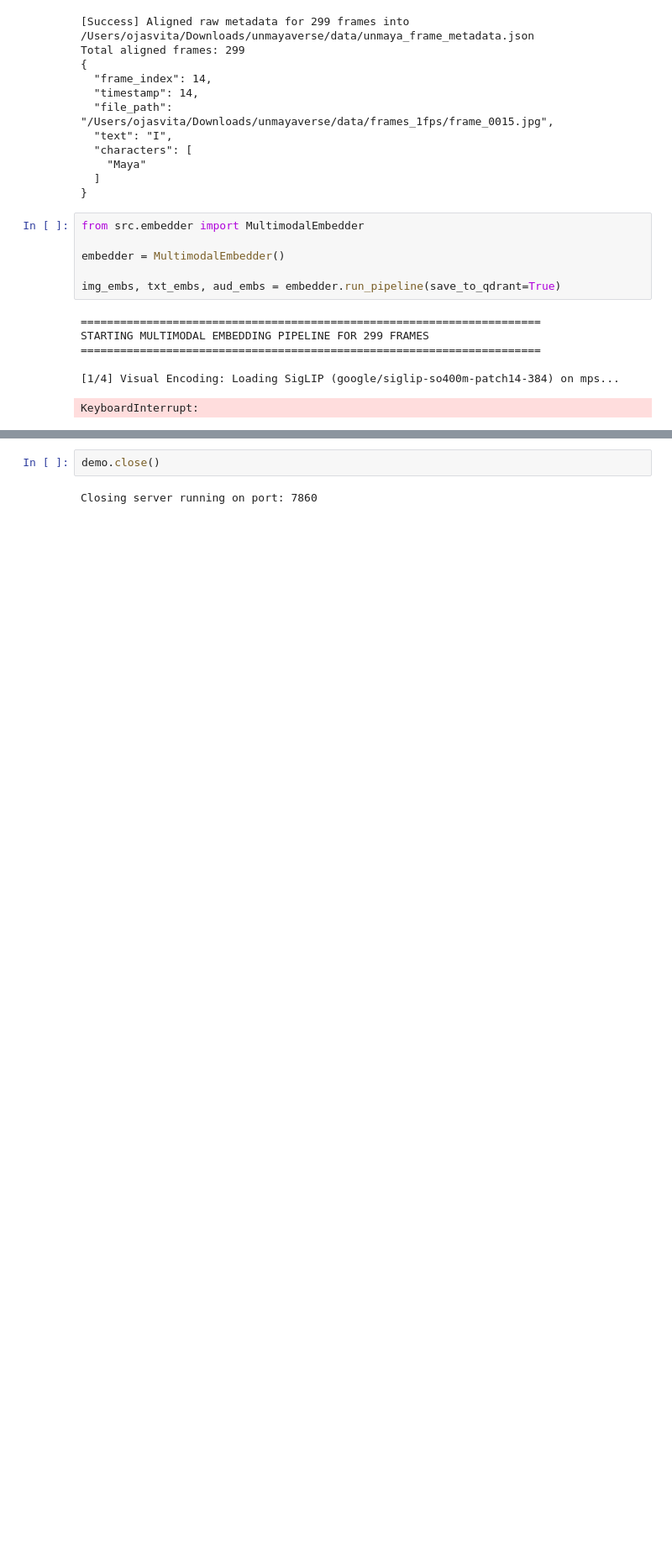
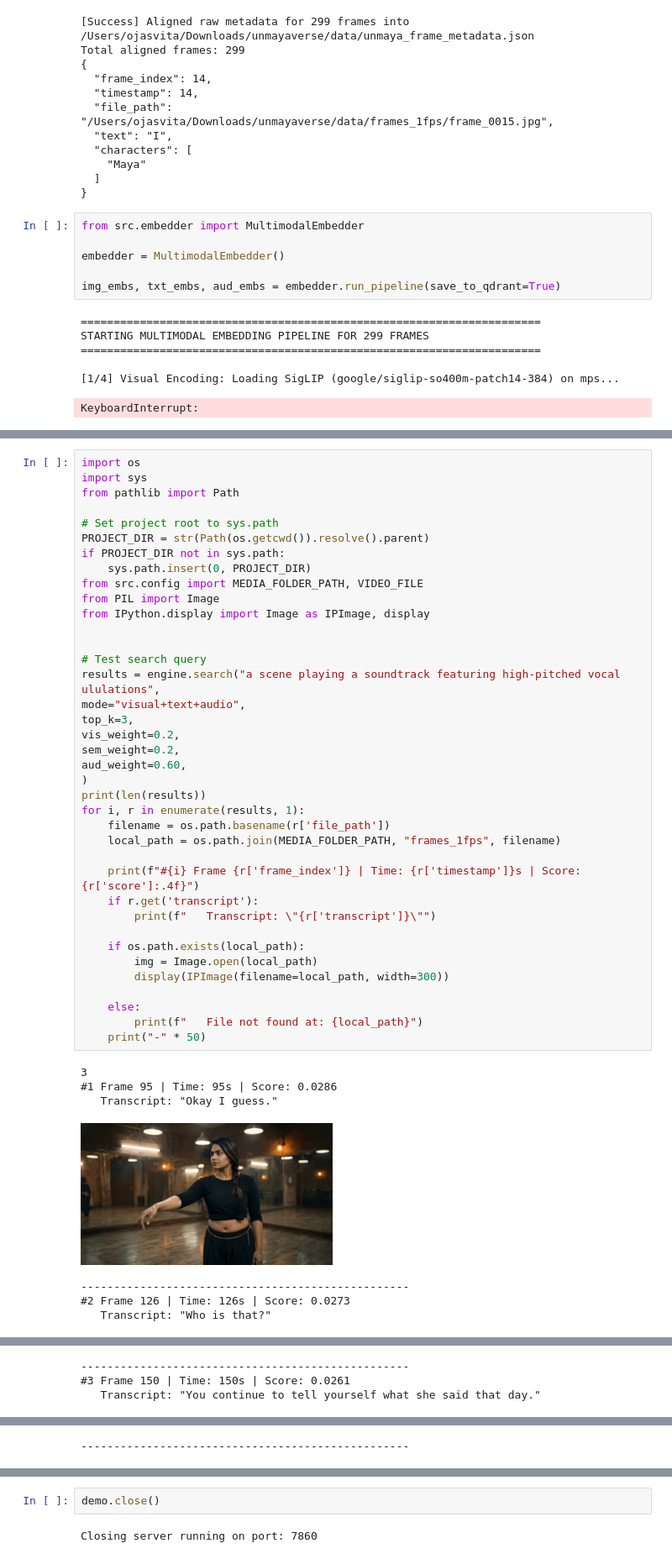
Before and after one commit to ojasvita25/unmayaverse, a Jupyter notebook: notebooks/experimentation.ipynb, the cells around one changed output, grey strips where cells are left out. Shown at 84% size. Drawn from its saved outputs; the diff is of its cells as text; blank space fills up the shorter version.

```diff
--- a/notebooks/experimentation.ipynb
+++ b/notebooks/experimentation.ipynb
@@ -196,0 +199,46 @@ KeyboardInterrupt:
+# %%
+import os
+import sys
+from pathlib import Path
+
+# Set project root to sys.path
+PROJECT_DIR = str(Path(os.getcwd()).resolve().parent)
+if PROJECT_DIR not in sys.path:
+    sys.path.insert(0, PROJECT_DIR)
+from src.config import MEDIA_FOLDER_PATH, VIDEO_FILE
+from PIL import Image
+from IPython.display import Image as IPImage, display
+
+
+# Test search query
+results = engine.search("a scene playing a soundtrack featuring high-pitched vocal ululations",
+mode="visual+text+audio",
+top_k=3,
+vis_weight=0.2,
+sem_weight=0.2,
+aud_weight=0.60,
+)
+print(len(results))
+for i, r in enumerate(results, 1):
+    filename = os.path.basename(r['file_path'])
+    local_path = os.path.join(MEDIA_FOLDER_PATH, "frames_1fps", filename)
+
+    print(f"#{i} Frame {r['frame_index']} | Time: {r['timestamp']}s | Score: {r['score']:.4f}")
+    if r.get('transcript'):
+        print(f"   Transcript: \"{r['transcript']}\"")
+
+    if os.path.exists(local_path):
+        img = Image.open(local_path)
+        display(IPImage(filename=local_path, width=300))
+
+    else:
+        print(f"   File not found at: {local_path}")
+    print("-" * 50)
+# %% [output]
+3
+#1 Frame 95 | Time: 95s | Score: 0.0286
+   Transcript: "Okay I guess."
+[figure, added]
+--------------------------------------------------
+#2 Frame 126 | Time: 126s | Score: 0.0273
+   Transcript: "Who is that?"
@@ -196,0 +246,3 @@ KeyboardInterrupt:
+--------------------------------------------------
+#3 Frame 150 | Time: 150s | Score: 0.0261
+   Transcript: "You continue to tell yourself what she said that day."
@@ -197,2 +250,3 @@ KeyboardInterrupt:
+--------------------------------------------------
 # %%
 from src.config import MEDIA_FOLDER_PATH
```
Also changed, not shown: parts of 6 cells of this notebook, 16 other files.
